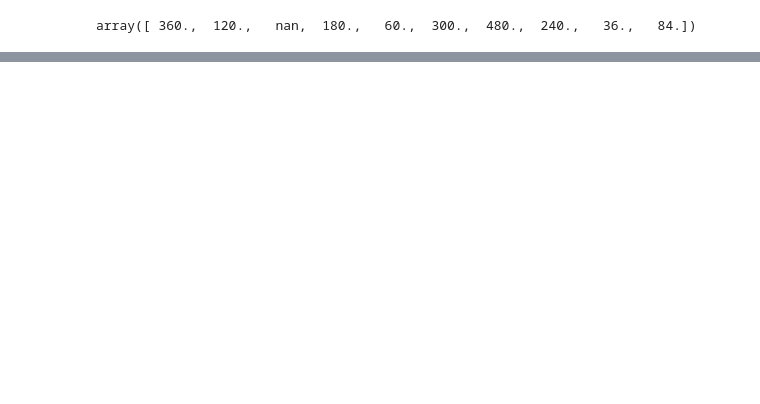
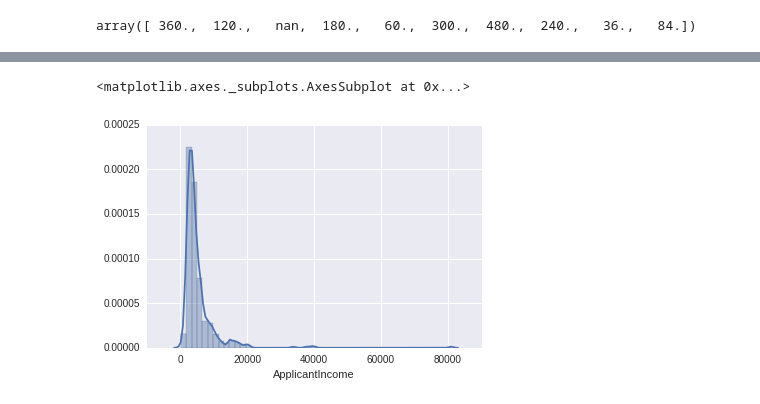
Before and after one commit to Andalibt/Data_Science_Portfolio, a Jupyter notebook: Loan_Prediction.ipynb, the cells around one changed output, grey strips where cells are left out. Saved outputs shown, nothing was run; the diff lists cells and outputs as text; code cells hidden in the pictures; blank space fills up the shorter version.

```diff
--- a/Loan_Prediction.ipynb
+++ b/Loan_Prediction.ipynb
@@ -111,0 +282,6 @@ Now for Dependants, ApplicantIncome ,CoapplicantIncome , LoanAmount and Loan_Amo
+# %%
+# to see the distribution of the income
+sns.distplot(trainSet['ApplicantIncome'])
+# %% [output]
+<matplotlib.axes._subplots.AxesSubplot at 0x...>
+[figure, added]
```
Also changed, not shown: parts of 47 cells of this notebook.
